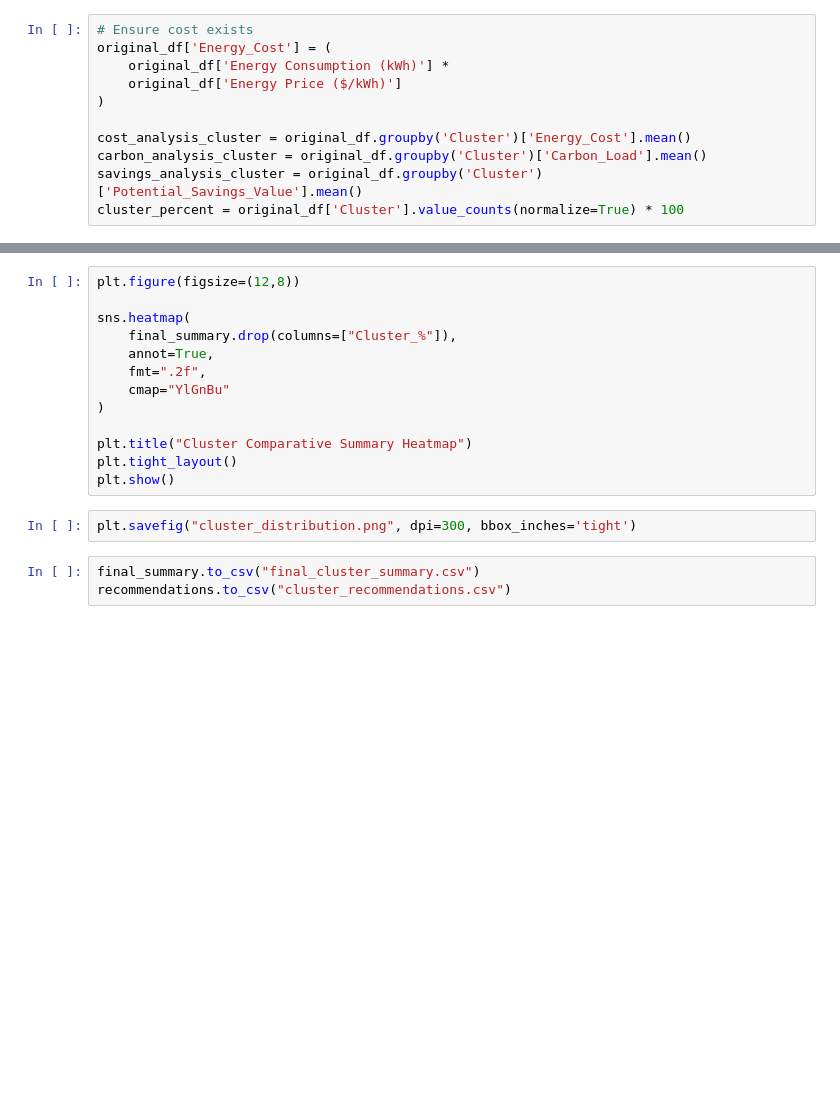
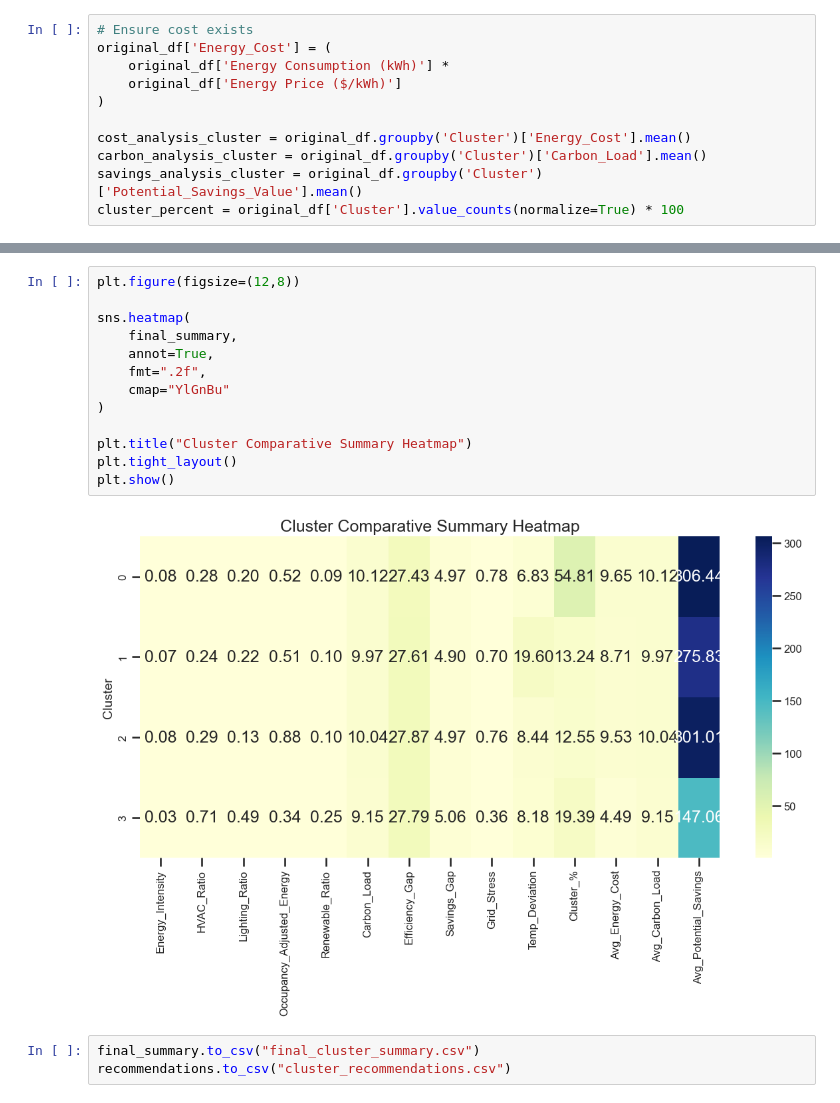
Before and after one commit to LavdeepSingh23/Unsupervised-Energy-Optimization-Analytics, a Jupyter notebook: kmeans_final_clustering.ipynb, the cells around one changed output, grey strips where cells are left out. Cells and saved outputs as stored; diff of their text form; blank space fills up the shorter version.

```diff
--- a/kmeans_final_clustering.ipynb
+++ b/kmeans_final_clustering.ipynb
@@ -352,18 +461,18 @@ final_summary
 # %%
 plt.figure(figsize=(12,8))
 
 sns.heatmap(
-    final_summary.drop(columns=["Cluster_%"]),
+    final_summary,
     annot=True,
     fmt=".2f",
     cmap="YlGnBu"
 )
 
 plt.title("Cluster Comparative Summary Heatmap")
 plt.tight_layout()
 plt.show()
+# %% [output]
+[figure, added]
-# %%
-plt.savefig("cluster_distribution.png", dpi=300, bbox_inches='tight')
 # %%
 final_summary.to_csv("final_cluster_summary.csv")
 recommendations.to_csv("cluster_recommendations.csv")
```
Also changed, not shown: parts of 19 cells of this notebook, 16 other files.
